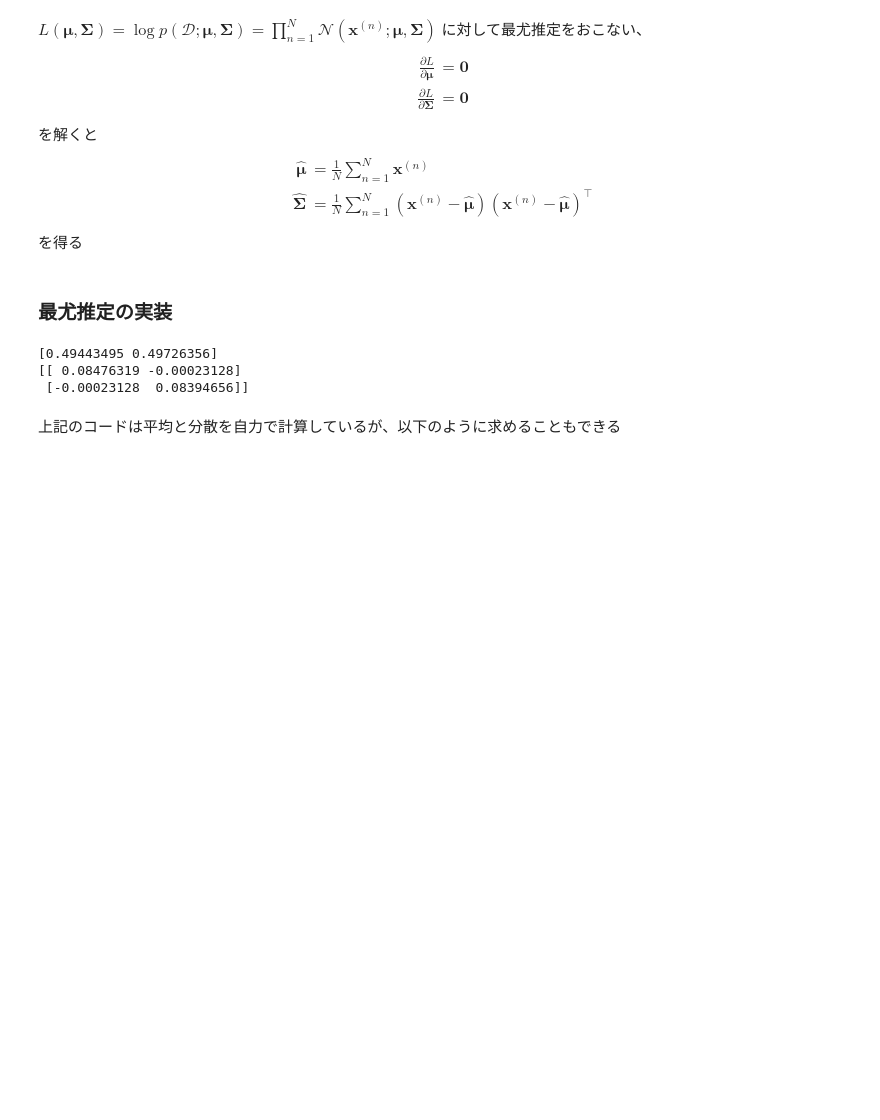
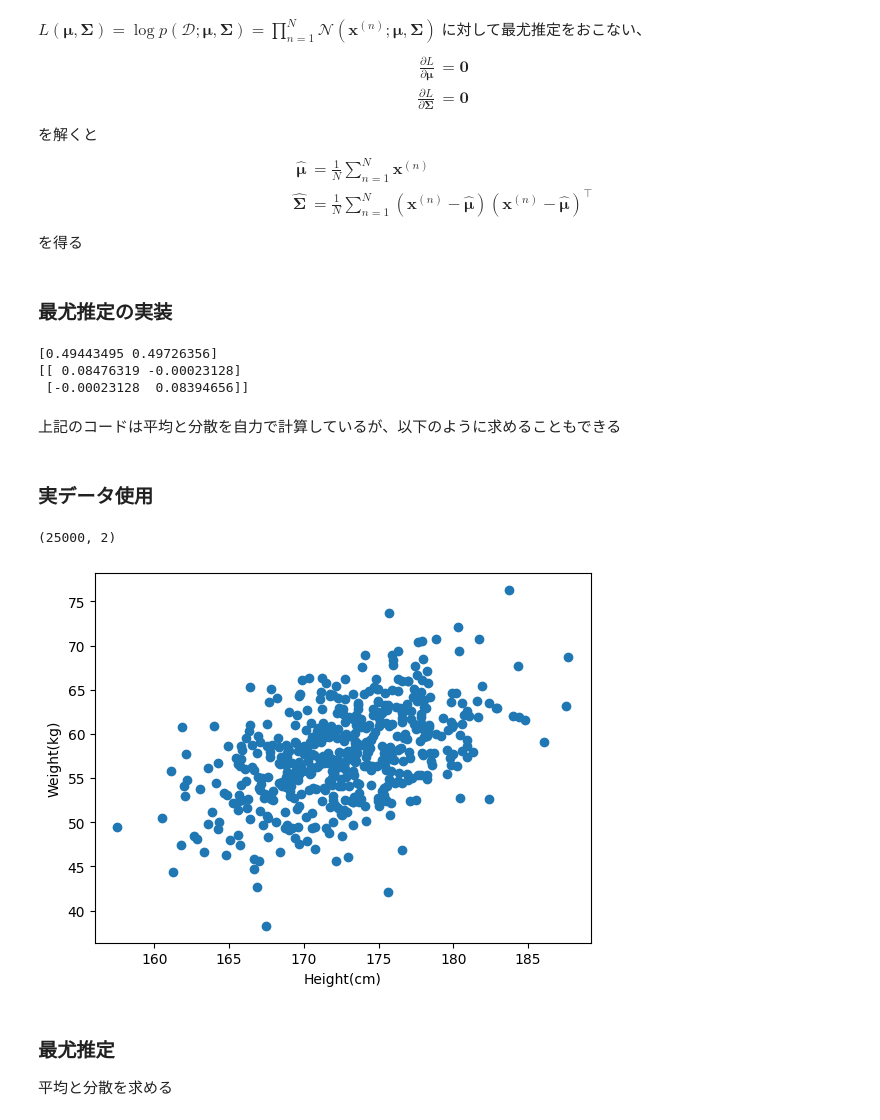
Before and after one commit to msdsm/oreilly-deeplearning-5, a Jupyter notebook: 03/03.ipynb, the cells around one changed output. Cells and saved outputs as stored; diff of their text form; code cells hidden in the pictures; blank space fills up the shorter version.

```diff
--- a/03/03.ipynb
+++ b/03/03.ipynb
@@ -269,3 +269,23 @@ print(cov)
 # %%
 mu = np.mean(xs, axis=0)
 cov = np.cov(xs, rowvar=False)
+# %% [markdown]
+### 実データ使用
+# %%
+path = 'height_weight.txt'
+xs = np.loadtxt(path)
+
+print(xs.shape)
+# %% [output]
+(25000, 2)
+# %%
+small_xs = xs[:500]
+plt.scatter(small_xs[:, 0], small_xs[:, 1])
+plt.xlabel('Height(cm)')
+plt.ylabel('Weight(kg)')
+plt.show()
+# %% [output]
+[figure, added]
+# %% [markdown]
+### 最尤推定
+平均と分散を求める
```
Also changed, not shown: parts of 3 cells of this notebook, 1 other file.
